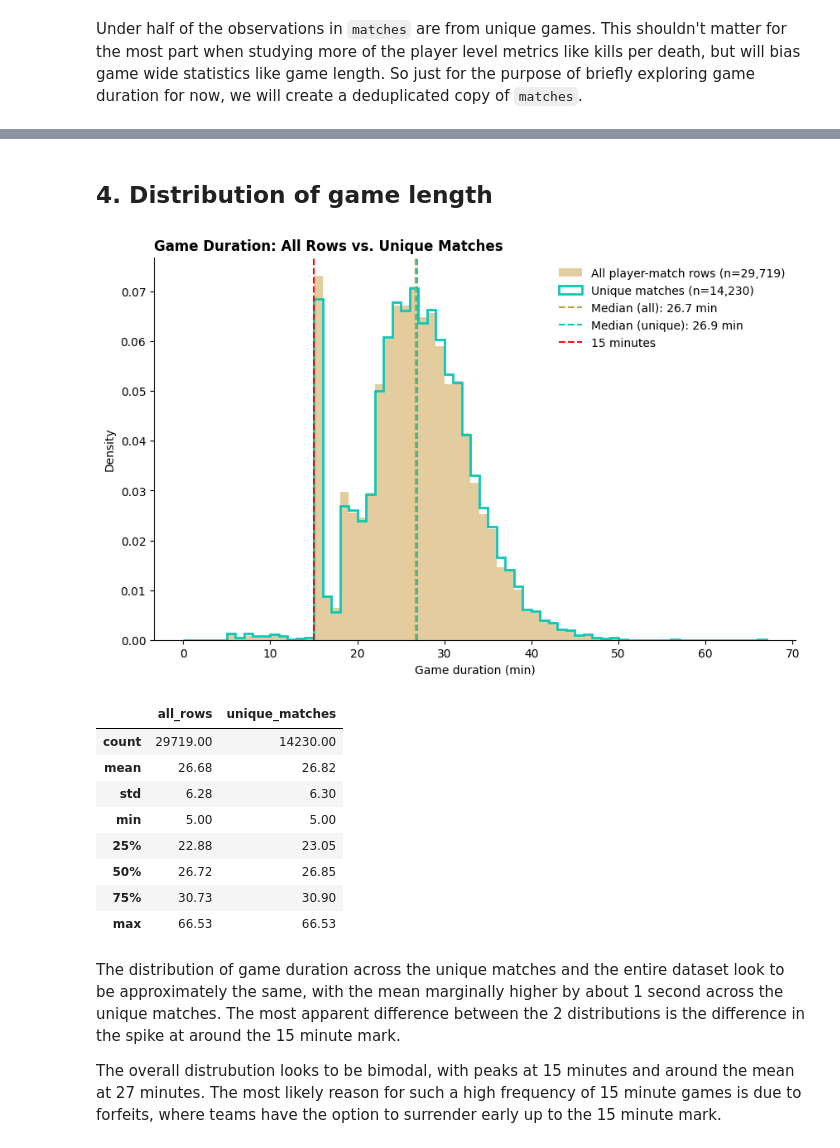
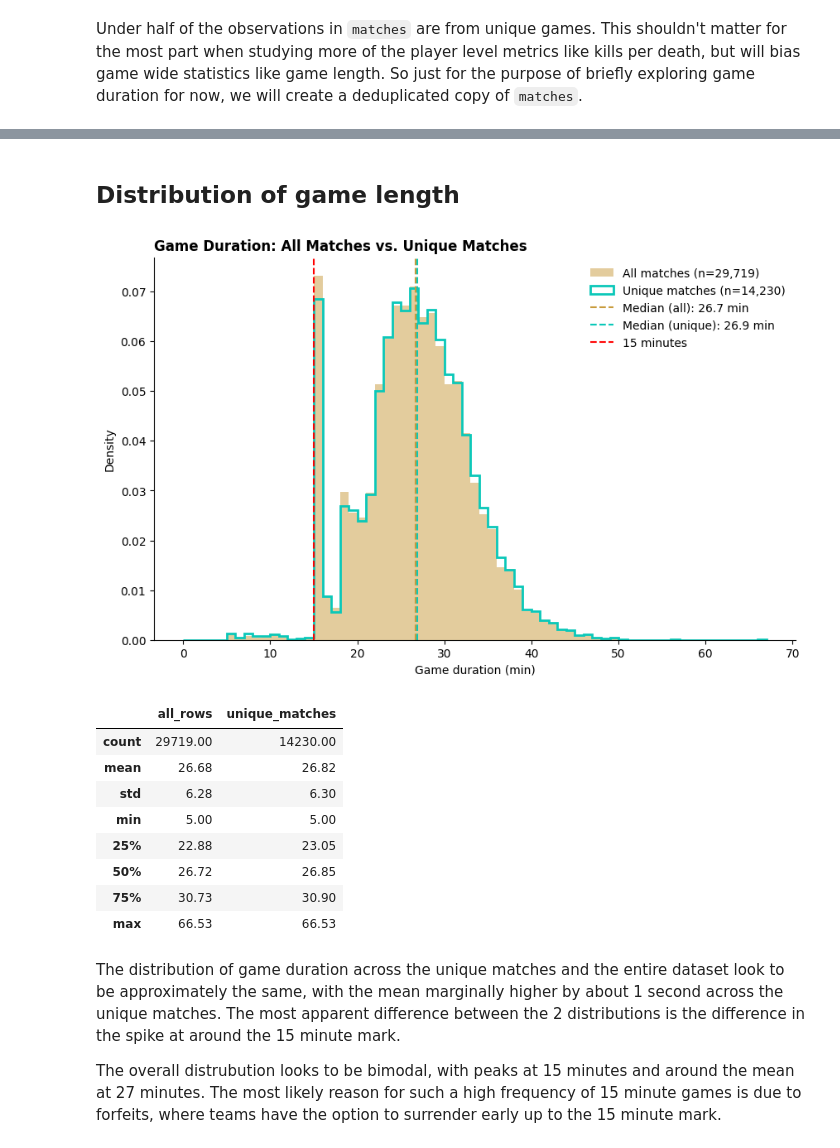
Before and after one commit to bzacharia999/Deep-dive-into-the-North-American-League-of-Legends-Challenger-League, a Jupyter notebook: notebooks/02_eda.ipynb, the cells around one changed output, grey strips where cells are left out. Cells and saved outputs as stored; diff of their text form; code cells hidden in the pictures.

```diff
--- a/notebooks/02_eda.ipynb
+++ b/notebooks/02_eda.ipynb
@@ -135,32 +140,32 @@ umatches.shape
 # %% [markdown]
-## 4. Distribution of game length
+## Distribution of game length
 # %%
 GOLD, BLUE = "#C89B3C", "#0AC8B9"
 bins = np.arange(0, matches["gameDuration_min"].max() + 1, 1)  # 1-minute bins, shared by both
 
 fig, ax = plt.subplots(figsize=(10, 6))
 ax.hist(matches["gameDuration_min"], bins=bins, density=True, color=GOLD, alpha=0.5,
-        label=f"All player-match rows (n={len(matches):,})")
+        label=f"All matches (n={len(matches):,})")
 ax.hist(umatches["gameDuration_min"], bins=bins, density=True, histtype="step", lw=2, color=BLUE,
         label=f"Unique matches (n={len(umatches):,})")
 
 for data, color, name in [(matches, GOLD, "all"), (umatches, BLUE, "unique")]:
     med = data["gameDuration_min"].median()
     ax.axvline(med, color=color, ls="--", lw=1.5, label=f"Median ({name}): {med:.1f} min")
 ax.axvline(15, color= 'red', ls="--", lw=1.5, label= "15 minutes")
-ax.set_title("Game Duration: All Rows vs. Unique Matches", loc="left", fontweight="bold")
+ax.set_title("Game Duration: All Matches vs. Unique Matches", loc="left", fontweight="bold")
 ax.set_xlabel("Game duration (min)")
 ax.set_ylabel("Density")
 ax.spines[["top", "right"]].set_visible(False)
 ax.legend(frameon=False)
 plt.show()
 
 pd.DataFrame({
     "all_rows": matches["gameDuration_min"].describe(),
     "unique_matches": umatches["gameDuration_min"].describe(),
 }).round(2)
 # %% [output]
-[figure, old version]
+[figure, new version]
 |  | all_rows | unique_matches |
 | count | 29719.00 | 14230.00 |
 | mean | 26.68 | 26.82 |
```
Also changed, not shown: parts of 30 cells of this notebook, 1 other file.
